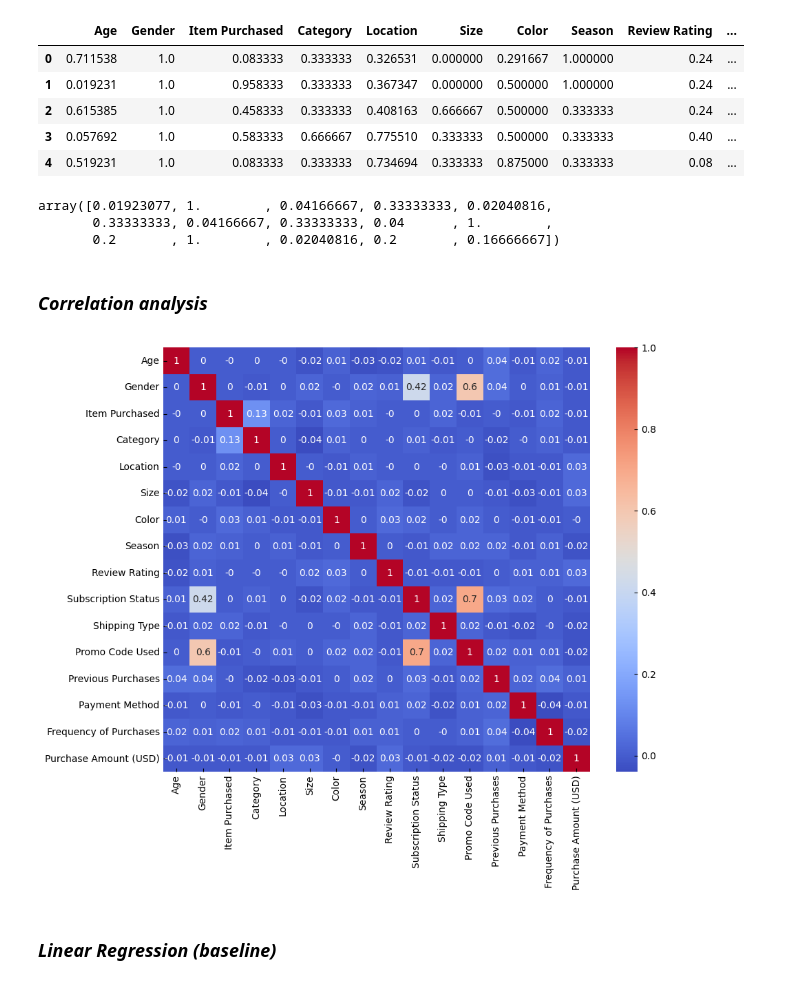
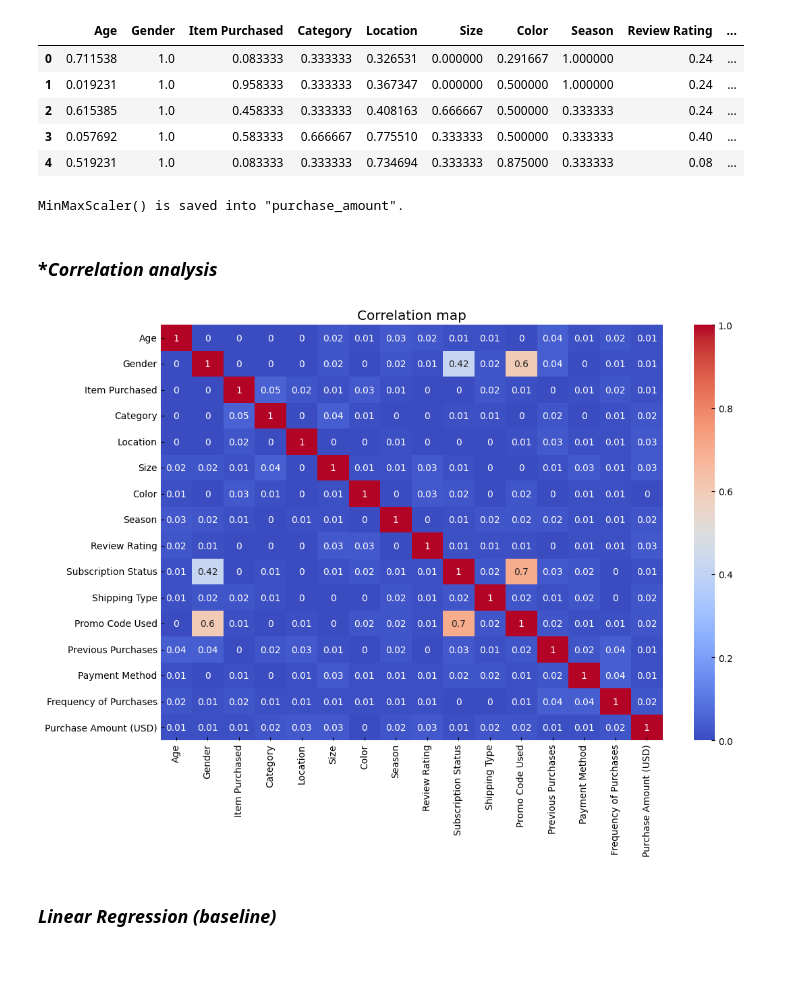
Before and after one commit to georgekovin/Consumer-Behavior-and-Shopping-Habits-Research, a Jupyter notebook: research.ipynb, the cells around one changed output. Drawn from its saved outputs; the diff is of its cells as text; code cells hidden in the pictures.

```diff
--- a/research.ipynb
+++ b/research.ipynb
@@ -474,10 +504,3 @@ X.head()
 | 4 | 45 | Male | Blouse | Clothing | Oregon | M | Turquoise | Spring | 2.7 | ... |
 # %% [markdown]
 ### *Encoding*
-# %%
-encoder = pp.OrdinalEncoder()
-X_enc = encoder.fit_transform(X)
-
-X = pd.DataFrame(X_enc, columns=X.columns).astype(int)
-
-X.head()
@@ -510,0 +507,5 @@ encoder.categories_
+# %%
+encoder = pp.OrdinalEncoder()
+X = transform_X(X, encoder)
+
+X.head()
@@ -512,9 +524,7 @@ encoder.categories_
 ### *Scaling*
 # %%
 scaler = pp.MinMaxScaler()
-X_scaled = scaler.fit_transform(X)
-
-X = pd.DataFrame(X_scaled, columns=X.columns)
+X = transform_X(X, scaler)
 
 X.head()
 # %% [output]
@@ -524,29 +534,27 @@ X.head()
 | 2 | 0.615385 | 1.0 | 0.458333 | 0.333333 | 0.408163 | 0.666667 | 0.500000 | 0.333333 | 0.24 | ... |
 | 3 | 0.057692 | 1.0 | 0.583333 | 0.666667 | 0.775510 | 0.333333 | 0.500000 | 0.333333 | 0.40 | ... |
 | 4 | 0.519231 | 1.0 | 0.083333 | 0.333333 | 0.734694 | 0.333333 | 0.875000 | 0.333333 | 0.08 | ... |
-# %%
-scaler.scale_
-# %% [output]
-array([0.01923077, 1.        , 0.04166667, 0.33333333, 0.02040816,
-       0.33333333, 0.04166667, 0.33333333, 0.04      , 1.        ,
-       0.2       , 1.        , 0.02040816, 0.2       , 0.16666667])
+# %%
+dump_model(scaler, 'purchase_amount', 'reg_scaler')
+# %% [output]
+MinMaxScaler() is saved into "purchase_amount".
 # %% [markdown]
-### *Correlation analysis*
+### **Correlation analysis*
 # %%
-def show_corrmap(X, y):
-    data = pd.concat([X, y], axis=1)
+corr_data = (pd.concat([X, y], axis=1)
+             .corr()
+             .abs()
+             .round(2))
 
-    plt.figure(figsize=(10, 8))
+plt.figure(figsize=(12, 8))
+sb.heatmap(corr_data,
+           annot=True,
+           cmap='coolwarm')
 
-    sb.heatmap(data.corr(method='spearman').round(2),
-               annot=True,
-               cmap='coolwarm')
-
-    plt.show()
-
-show_corrmap(X, y)
+plt.title('Correlation map')
+plt.show()
 # %% [output]
-[figure, old version]
+[figure, new version]
 # %% [markdown]
 ### *Linear Regression (baseline)*
 # %%
```
Also changed, not shown: parts of 41 cells of this notebook, 5 other files.
